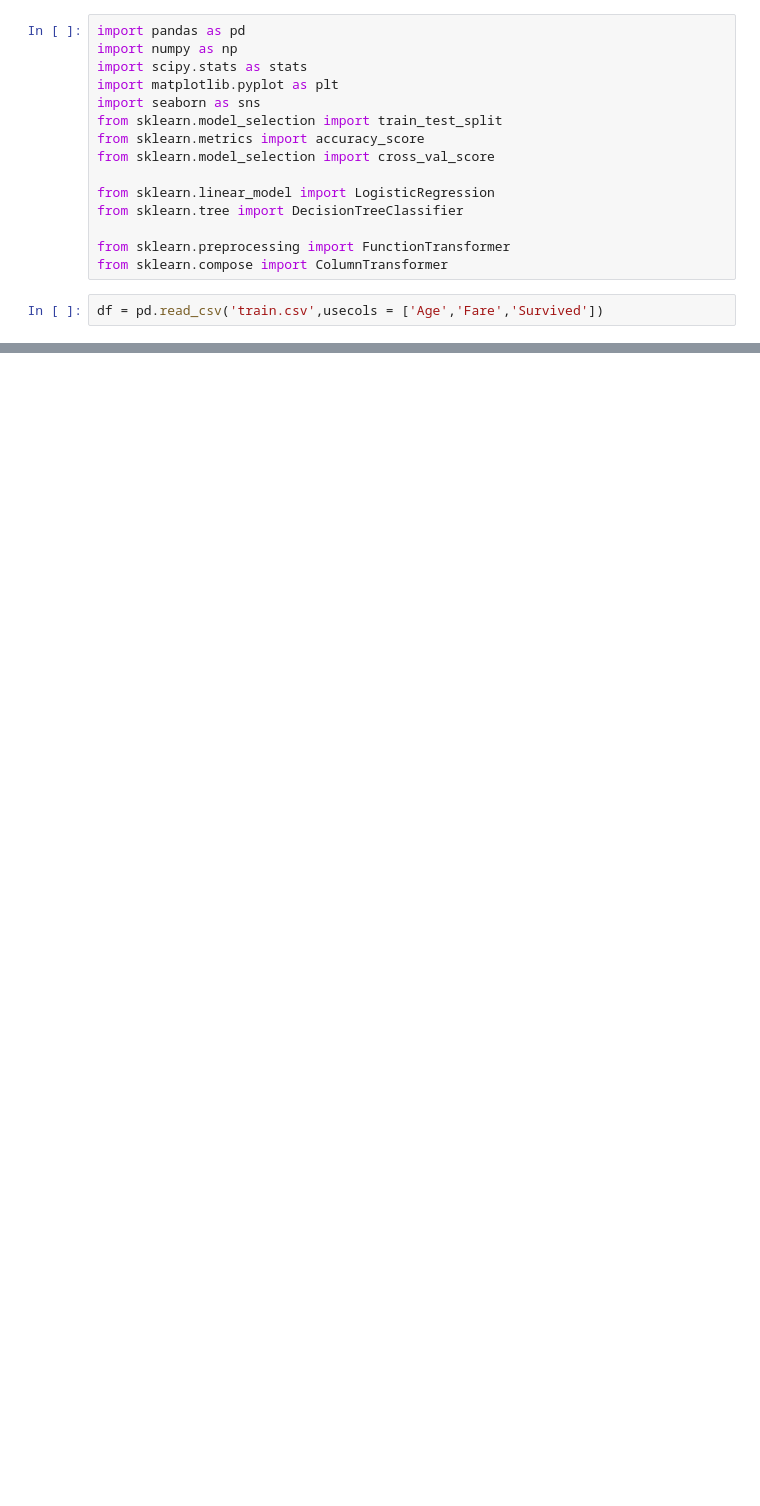
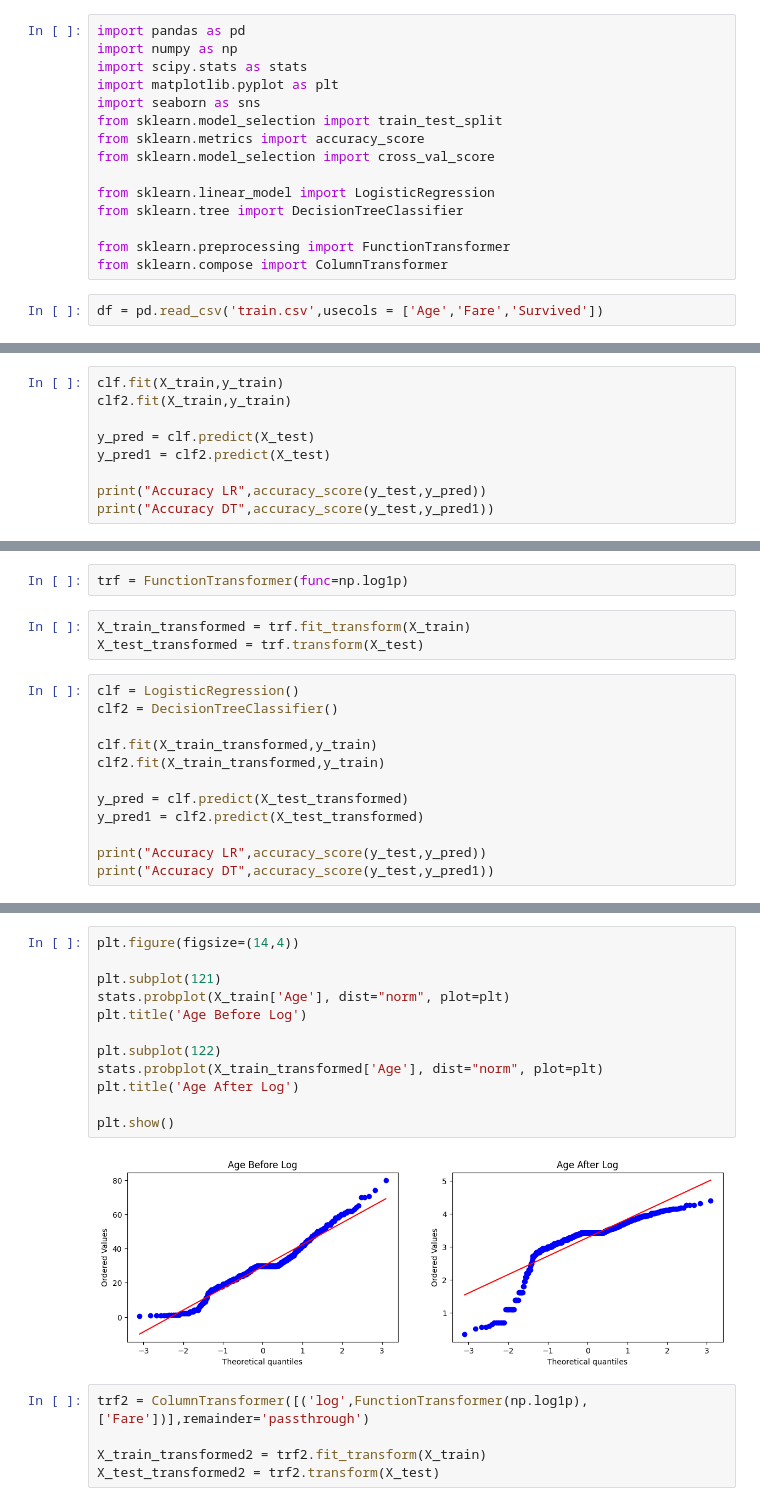
Before and after one commit to fadiamaanyadotcom/ML, a Jupyter notebook: Feature-eng/feature-transform/mathematical-transform/Untitled.ipynb, the cells around one changed output, grey strips where cells are left out. Drawn from its saved outputs; the diff is of its cells as text; blank space fills up the shorter version.

```diff
--- a/Feature-eng/feature-transform/mathematical-transform/Untitled.ipynb
+++ b/Feature-eng/feature-transform/mathematical-transform/Untitled.ipynb
@@ -31,0 +103,9 @@ C:\Users\MAANSHA\100-days-ml\Feature-eng\feature-transform\mathematical-transfor
+# %%
+clf.fit(X_train,y_train)
+clf2.fit(X_train,y_train)
+
+y_pred = clf.predict(X_test)
+y_pred1 = clf2.predict(X_test)
+
+print("Accuracy LR",accuracy_score(y_test,y_pred))
+print("Accuracy DT",accuracy_score(y_test,y_pred1))
@@ -31,0 +115,17 @@ C:\Users\MAANSHA\100-days-ml\Feature-eng\feature-transform\mathematical-transfor
+# %%
+trf = FunctionTransformer(func=np.log1p)
+# %%
+X_train_transformed = trf.fit_transform(X_train)
+X_test_transformed = trf.transform(X_test)
+# %%
+clf = LogisticRegression()
+clf2 = DecisionTreeClassifier()
+
+clf.fit(X_train_transformed,y_train)
+clf2.fit(X_train_transformed,y_train)
+
+y_pred = clf.predict(X_test_transformed)
+y_pred1 = clf2.predict(X_test_transformed)
+
+print("Accuracy LR",accuracy_score(y_test,y_pred))
+print("Accuracy DT",accuracy_score(y_test,y_pred1))
@@ -31,0 +157,19 @@ C:\Users\MAANSHA\100-days-ml\Feature-eng\feature-transform\mathematical-transfor
+# %%
+plt.figure(figsize=(14,4))
+
+plt.subplot(121)
+stats.probplot(X_train['Age'], dist="norm", plot=plt)
+plt.title('Age Before Log')
+
+plt.subplot(122)
+stats.probplot(X_train_transformed['Age'], dist="norm", plot=plt)
+plt.title('Age After Log')
+
+plt.show()
+# %% [output]
+[figure, added]
+# %%
+trf2 = ColumnTransformer([('log',FunctionTransformer(np.log1p),['Fare'])],remainder='passthrough')
+
+X_train_transformed2 = trf2.fit_transform(X_train)
+X_test_transformed2 = trf2.transform(X_test)
```
Also changed, not shown: parts of 20 cells of this notebook.
